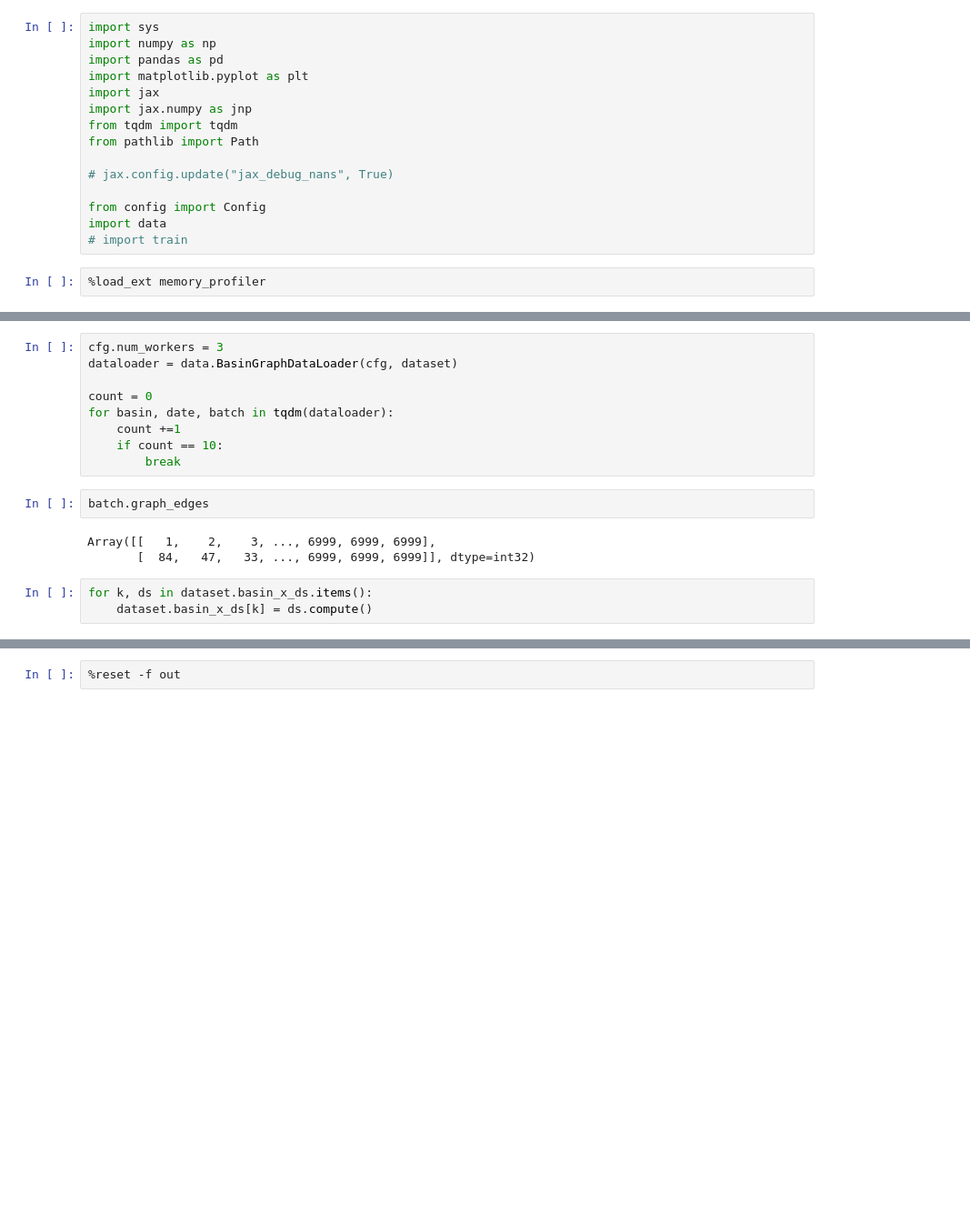
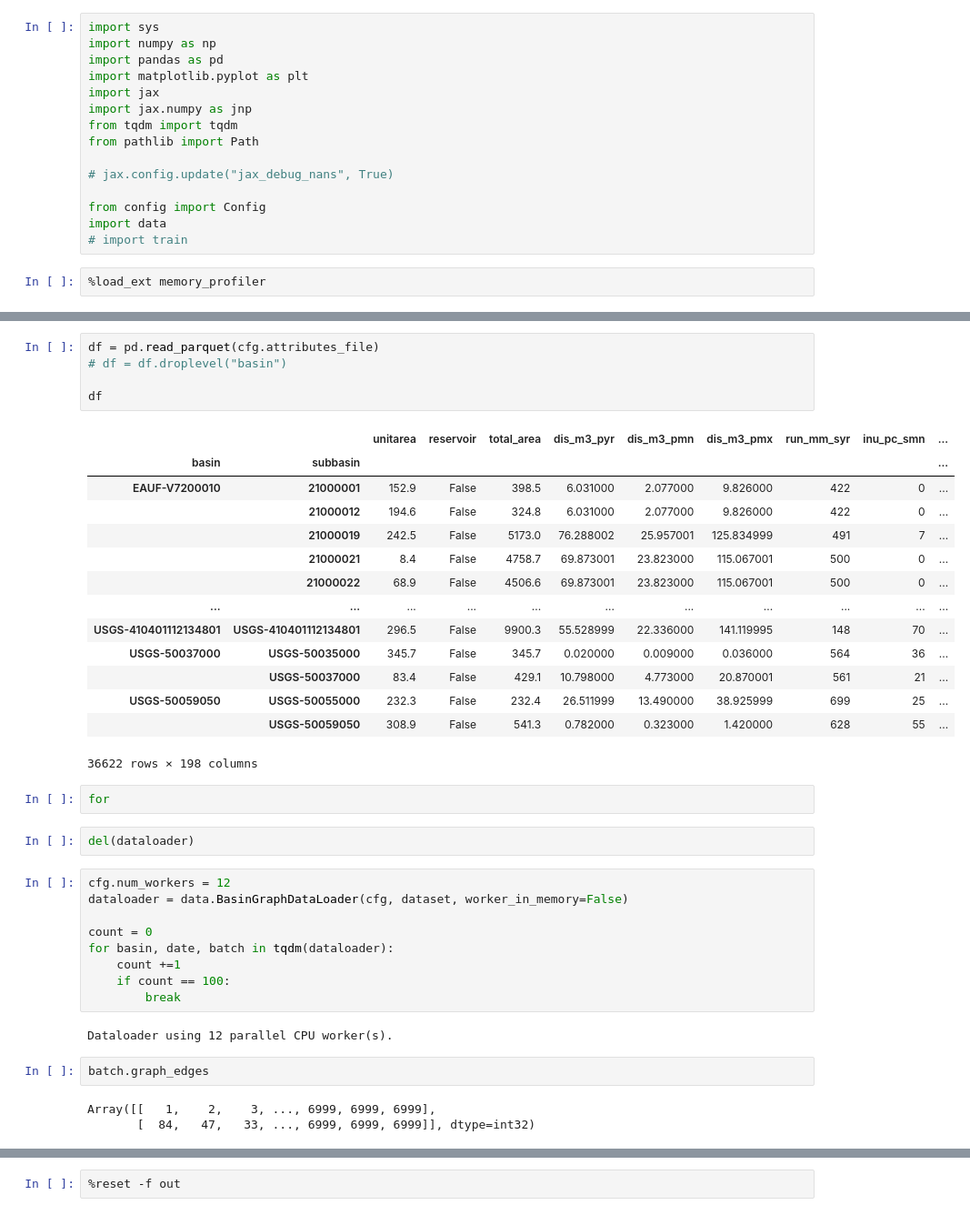
Before and after one commit to Fluvial-UMass/swot-ml, a Jupyter notebook: notebooks/reservoirs/run_model.ipynb, the cells around one changed output, grey strips where cells are left out. Shown at 91% size. Cells and saved outputs as stored; diff of their text form; blank space fills up the shorter version.

```diff
--- a/notebooks/reservoirs/run_model.ipynb
+++ b/notebooks/reservoirs/run_model.ipynb
@@ -44,17 +195,40 @@ peak memory: 1547.46 MiB, increment: 772.82 MiB
+# %%
+df = pd.read_parquet(cfg.attributes_file)
+# df = df.droplevel("basin")
+
+df
+# %% [output]
+|  |  | unitarea | reservoir | total_area | dis_m3_pyr | dis_m3_pmn | dis_m3_pmx | run_mm_syr | inu_pc_smn | ... |
+| basin | subbasin |  |  |  |  |  |  |  |  | ... |
+| EAUF-V7200010 | 21000001 | 152.9 | False | 398.5 | 6.031000 | 2.077000 | 9.826000 | 422 | 0 | ... |
+|  | 21000012 | 194.6 | False | 324.8 | 6.031000 | 2.077000 | 9.826000 | 422 | 0 | ... |
+|  | 21000019 | 242.5 | False | 5173.0 | 76.288002 | 25.957001 | 125.834999 | 491 | 7 | ... |
+|  | 21000021 | 8.4 | False | 4758.7 | 69.873001 | 23.823000 | 115.067001 | 500 | 0 | ... |
+|  | 21000022 | 68.9 | False | 4506.6 | 69.873001 | 23.823000 | 115.067001 | 500 | 0 | ... |
+| ... | ... | ... | ... | ... | ... | ... | ... | ... | ... | ... |
+| USGS-410401112134801 | USGS-410401112134801 | 296.5 | False | 9900.3 | 55.528999 | 22.336000 | 141.119995 | 148 | 70 | ... |
+| USGS-50037000 | USGS-50035000 | 345.7 | False | 345.7 | 0.020000 | 0.009000 | 0.036000 | 564 | 36 | ... |
+|  | USGS-50037000 | 83.4 | False | 429.1 | 10.798000 | 4.773000 | 20.870001 | 561 | 21 | ... |
+| USGS-50059050 | USGS-50055000 | 232.3 | False | 232.4 | 26.511999 | 13.490000 | 38.925999 | 699 | 25 | ... |
+|  | USGS-50059050 | 308.9 | False | 541.3 | 0.782000 | 0.323000 | 1.420000 | 628 | 55 | ... |
+36622 rows × 198 columns
+# %%
+for
+# %%
+del(dataloader)
 # %%
-cfg.num_workers = 3
-dataloader = data.BasinGraphDataLoader(cfg, dataset)
+cfg.num_workers = 12
+dataloader = data.BasinGraphDataLoader(cfg, dataset, worker_in_memory=False)
 
 count = 0
 for basin, date, batch in tqdm(dataloader):
     count +=1
-    if count == 10:
+    if count == 100:
         break
+# %% [output]
+Dataloader using 12 parallel CPU worker(s).
 # %%
 batch.graph_edges
 # %% [output]
 Array([[   1,    2,    3, ..., 6999, 6999, 6999],
        [  84,   47,   33, ..., 6999, 6999, 6999]], dtype=int32)
-# %%
-for k, ds in dataset.basin_x_ds.items():
-    dataset.basin_x_ds[k] = ds.compute()
```
Also changed, not shown: parts of 18 cells of this notebook, 8 other files.
